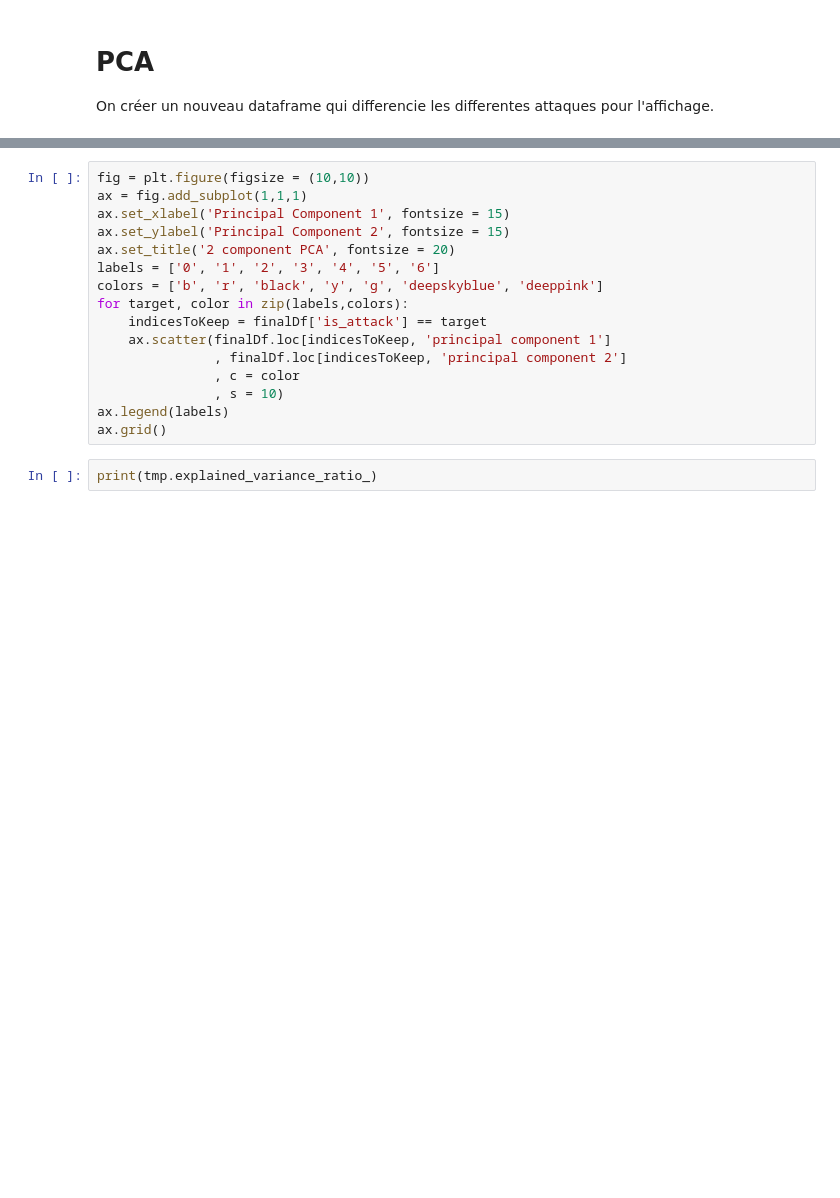
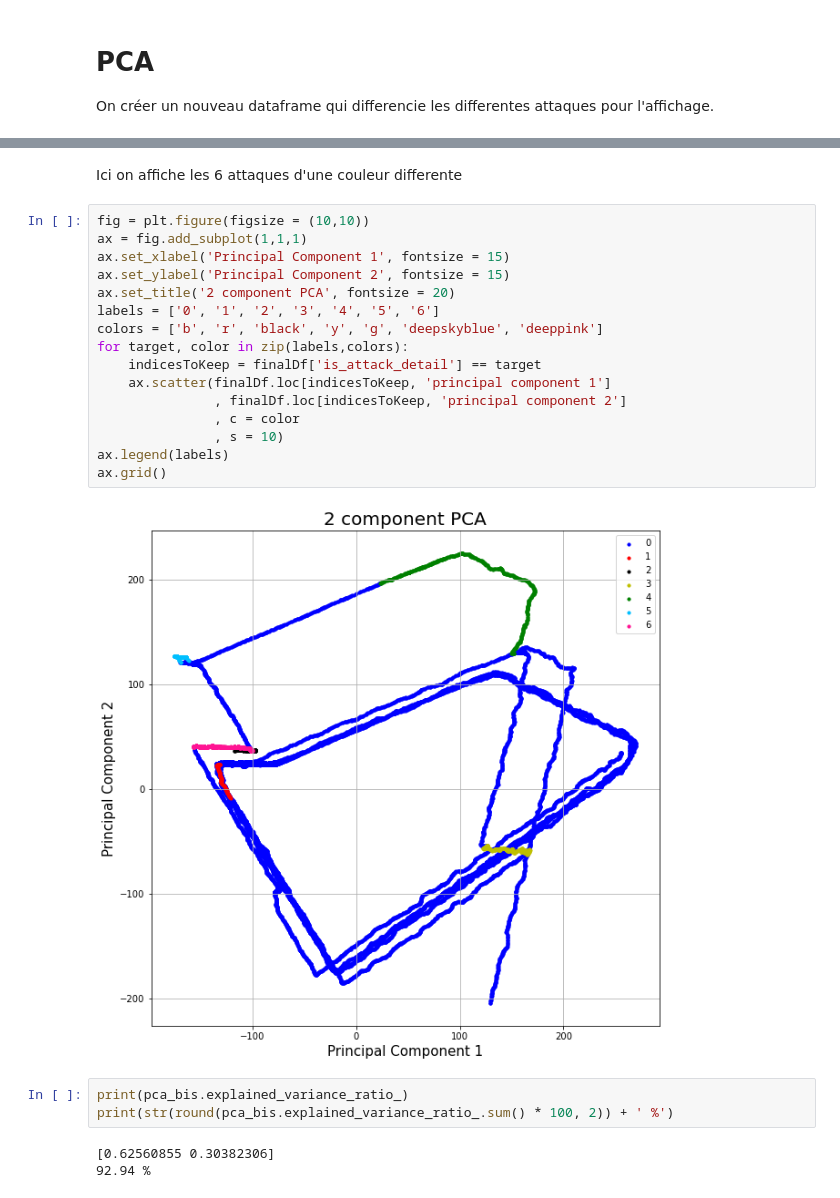
Before and after one commit to lnassabain/Anomaly-detection-and-prediction-for-Water-treatment-system, a Jupyter notebook: clean_data.ipynb, the cells around one changed output, grey strips where cells are left out. Cells and saved outputs as stored; diff of their text form; blank space fills up the shorter version.

```diff
--- a/clean_data.ipynb
+++ b/clean_data.ipynb
@@ -1327,19 +1355,27 @@ finalDf.head()
+# %% [markdown]
+Ici on affiche les 6 attaques d'une couleur differente
 # %%
 fig = plt.figure(figsize = (10,10))
 ax = fig.add_subplot(1,1,1)
 ax.set_xlabel('Principal Component 1', fontsize = 15)
 ax.set_ylabel('Principal Component 2', fontsize = 15)
 ax.set_title('2 component PCA', fontsize = 20)
 labels = ['0', '1', '2', '3', '4', '5', '6']
 colors = ['b', 'r', 'black', 'y', 'g', 'deepskyblue', 'deeppink']
 for target, color in zip(labels,colors):
-    indicesToKeep = finalDf['is_attack'] == target
+    indicesToKeep = finalDf['is_attack_detail'] == target
     ax.scatter(finalDf.loc[indicesToKeep, 'principal component 1']
                , finalDf.loc[indicesToKeep, 'principal component 2']
                , c = color
                , s = 10)
 ax.legend(labels)
 ax.grid()
+# %% [output]
+[figure, added]
-# %%
-print(tmp.explained_variance_ratio_)
+# %%
+print(pca_bis.explained_variance_ratio_)
+print(str(round(pca_bis.explained_variance_ratio_.sum() * 100, 2)) + ' %')
+# %% [output]
+[0.62560855 0.30382306]
+92.94 %
 # %% [markdown]
```
Also changed, not shown: parts of 18 cells of this notebook.
